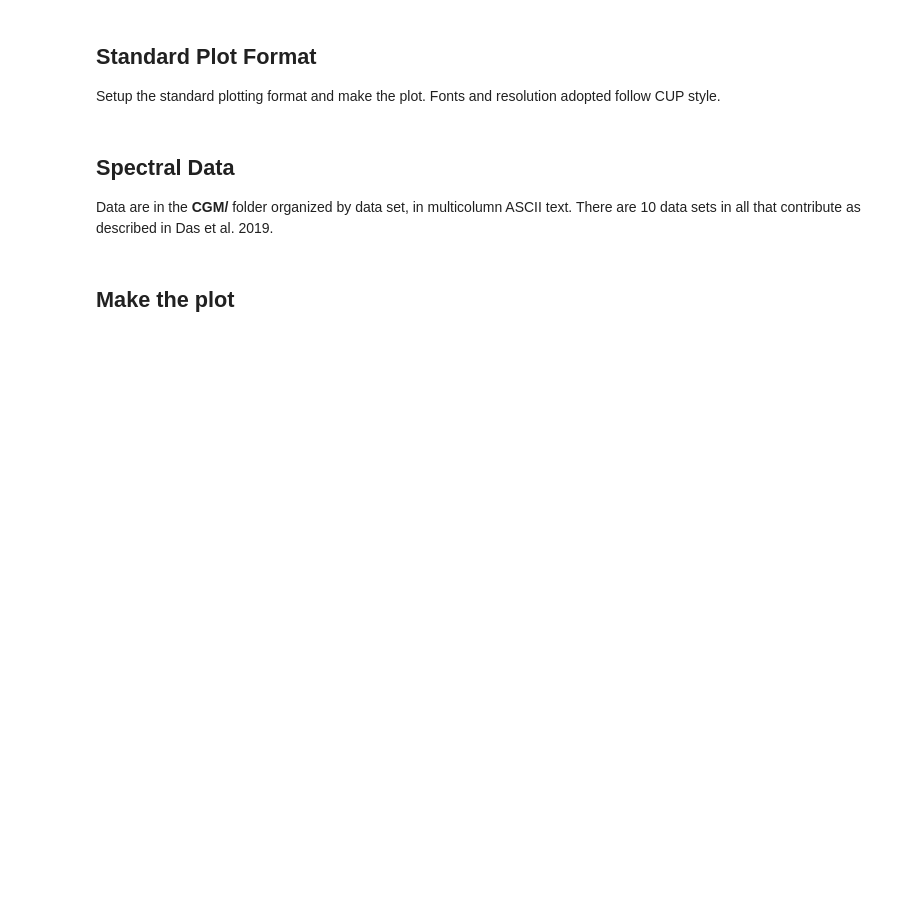
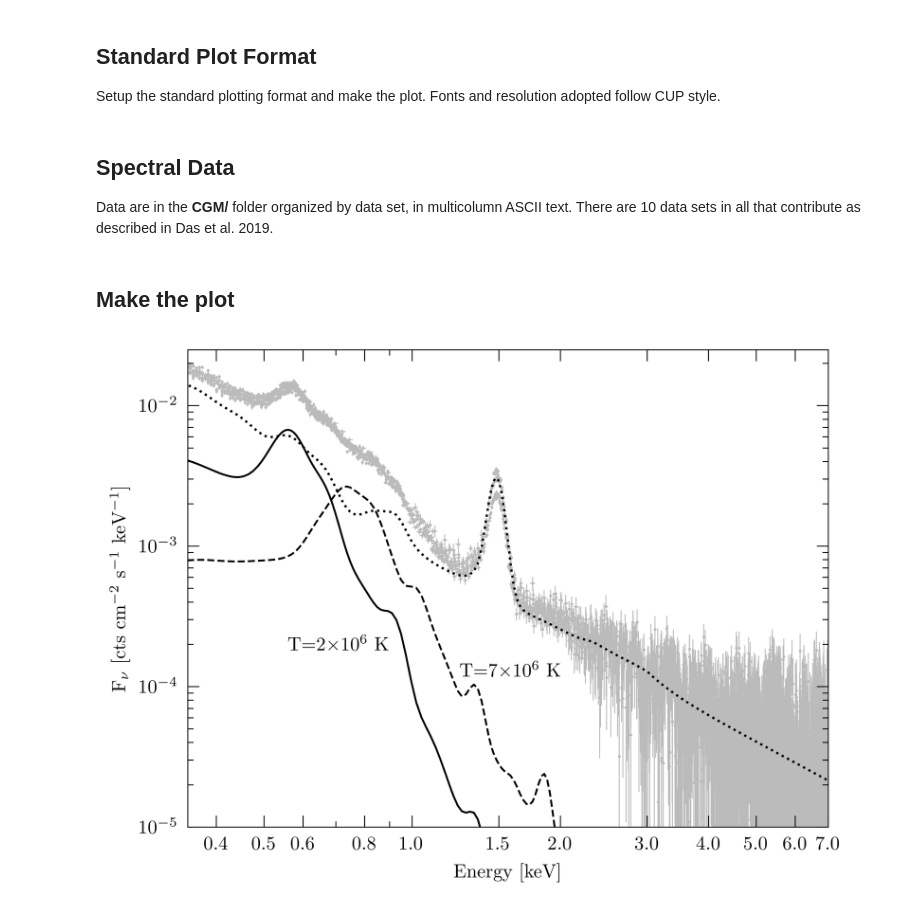
Before and after one commit to CambridgeUniversityPress/Interstellar-and-Intergalactic-Medium, a Jupyter notebook: Chapter8/Fig8_3_MW_CGM_emission.ipynb, the cells around one changed output. Saved outputs shown, nothing was run; the diff lists cells and outputs as text; code cells hidden in the pictures; blank space fills up the shorter version.

```diff
--- a/Chapter8/Fig8_3_MW_CGM_emission.ipynb
+++ b/Chapter8/Fig8_3_MW_CGM_emission.ipynb
@@ -83,7 +89,7 @@ plt.rcParams['axes.labelpad'] = f'{axisPad}'
 Data are in the **CGM/** folder organized by data set, in multicolumn ASCII text. There are 10 data sets in
 all that contribute as described in Das et al. 2019.
 # %%
-dataFolder = './CGM'
+dataFolder = 'CGM'
 
 dataSets = ['0761100101','0761100201','0761100301','0761100401','0761101001',
             '0790380501','0790380601','0790380801','0790381401','0790381501']
@@ -95,8 +101,8 @@ flux = {}
 fluxErr = {}
 
 for ds in dataSets:
-    dataFile = f'{dataFolder}/{ds}/pnspec.txt'
-    errFile = f'{dataFolder}/{ds}/pnspec_err.txt'
+    dataFile = str(Path(dataFolder) / ds / "pnspec.txt")
+    errFile = str(Path(dataFolder) / ds / "pnspec_err.txt")
 
     data = pd.read_csv(dataFile,sep=r'\s+',header=None,skiprows=3,comment='#')
 
@@ -132,31 +138,34 @@ ax.tick_params('both',length=3,width=lwidth,which='minor',direction='in',top='on
 # Limits
 
 ax.set_xlim(xMin,xMax)
 ax.set_xscale('log')
 ax.set_xticks([0.4,0.5,0.6,0.8,1.0,1.5,2.0,3.0,4.0,5.0,6.0,7.0])
 ax.set_xticklabels(['0.4','0.5','0.6','0.8','1.0','1.5','2.0','3.0','4.0','5.0','6.0','7.0'])
 ax.set_xlabel(r'Energy [keV]',fontsize=axisFontSize)
 
 ax.set_ylim(yMin,yMax)
 ax.set_yscale('log')
 ax.set_ylabel(r'F$_\nu$ [cts cm$^{-2}$ s$^{-1}$ keV$^{-1}$]',fontsize=axisFontSize)
 
 # Data in gray, z layer 1
 
 for ds in dataSets:
     ax.errorbar(energy[ds],flux[ds],xerr=energyErr[ds],yerr=fluxErr[ds],color='#bbbbbb',fmt='.',
                 mec=None,ms=1,zorder=1,lw=0.5)
 
 # Components: WHIM, HotIGM, Instrumental
 
 ax.plot(energy[refData],GH1,'-',color='black',lw=1,zorder=10)
 ax.plot(energy[refData],GH2,'--',color='black',lw=1,zorder=10)
 ax.plot(energy[refData],Inst,':',color='black',lw=1.2,zorder=9)
 
 # Label curves
 
 ax.text(0.9,2e-4,r'T=2$\times$10$^6$ K',ha='right',va='center',fontsize=10)
 ax.text(1.25,1.3e-4,r'T=7$\times$10$^6$ K',ha='left',va='center',fontsize=10)
 
-plt.plot()
 plt.savefig(plotFile,bbox_inches='tight',facecolor='white')
+
+plt.show()
+# %% [output]
+[figure, added]
```
Also changed, not shown: parts of 1 cell of this notebook.
